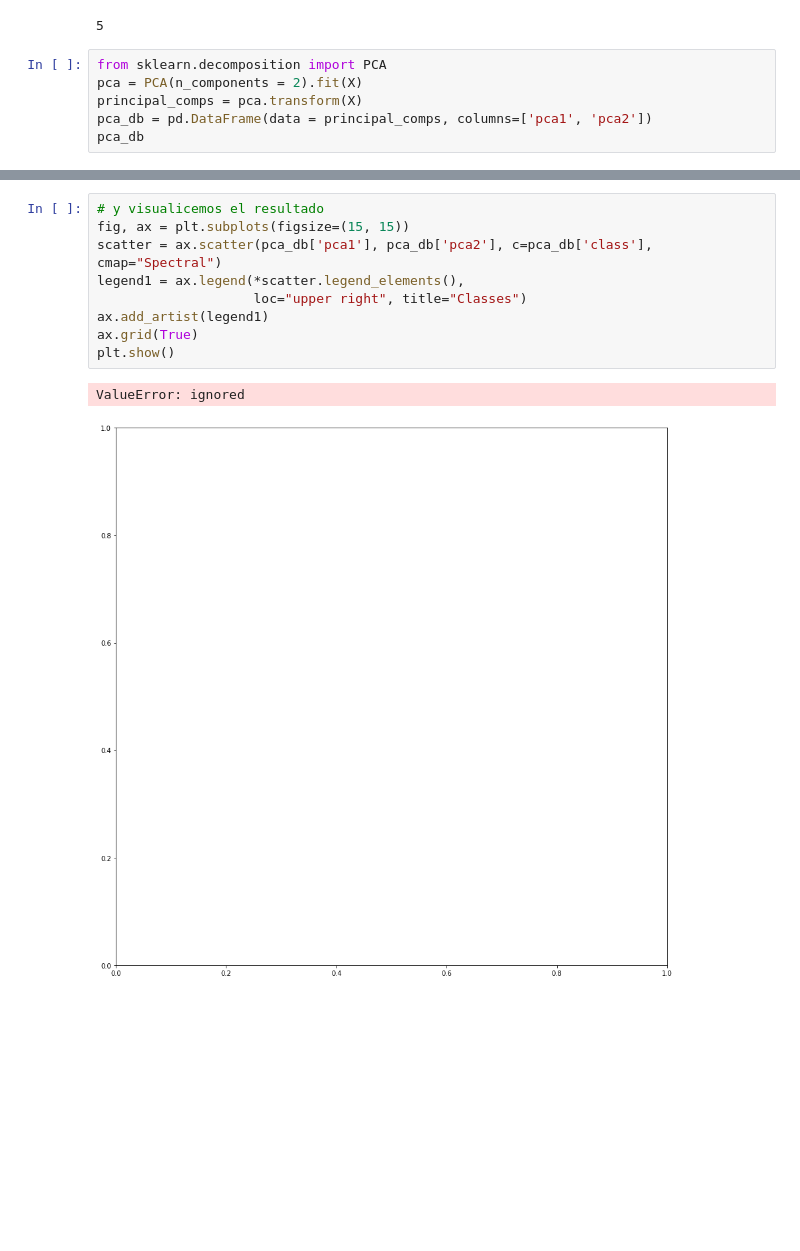
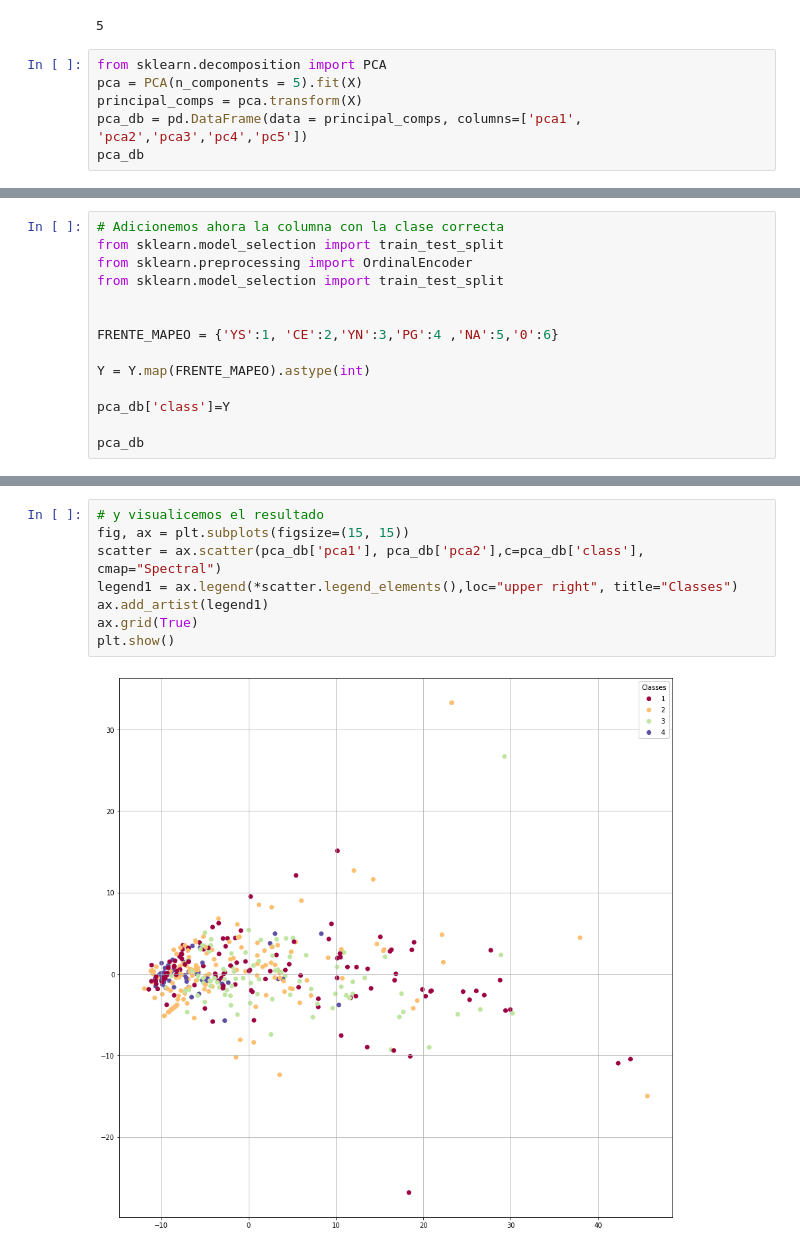
Before and after one commit to roxyconstantine-dev/Proyecto-Final-de-An-lisis-Datos, a Jupyter notebook: Untitled0.ipynb, the cells around one changed output, grey strips where cells are left out. Drawn from its saved outputs; the diff is of its cells as text; blank space fills up the shorter version.

```diff
--- a/Untitled0.ipynb
+++ b/Untitled0.ipynb
@@ -128,8 +128,8 @@ pca.n_components_
 5
 # %%
 from sklearn.decomposition import PCA
-pca = PCA(n_components = 2).fit(X)
+pca = PCA(n_components = 5).fit(X)
 principal_comps = pca.transform(X)
-pca_db = pd.DataFrame(data = principal_comps, columns=['pca1', 'pca2'])
+pca_db = pd.DataFrame(data = principal_comps, columns=['pca1', 'pca2','pca3','pc4','pc5'])
 pca_db
 # %% [output]
@@ -166,0 +149,14 @@ pca_db
+# %%
+# Adicionemos ahora la columna con la clase correcta
+from sklearn.model_selection import train_test_split
+from sklearn.preprocessing import OrdinalEncoder
+from sklearn.model_selection import train_test_split
+
+
+FRENTE_MAPEO = {'YS':1, 'CE':2,'YN':3,'PG':4 ,'NA':5,'0':6}
+
+Y = Y.map(FRENTE_MAPEO).astype(int)
+
+pca_db['class']=Y
+
+pca_db
@@ -167,12 +177,10 @@ pca_db
 # %%
 # y visualicemos el resultado
 fig, ax = plt.subplots(figsize=(15, 15))
-scatter = ax.scatter(pca_db['pca1'], pca_db['pca2'], c=pca_db['class'], cmap="Spectral")
-legend1 = ax.legend(*scatter.legend_elements(),
-                    loc="upper right", title="Classes")
+scatter = ax.scatter(pca_db['pca1'], pca_db['pca2'],c=pca_db['class'], cmap="Spectral")
+legend1 = ax.legend(*scatter.legend_elements(),loc="upper right", title="Classes")
 ax.add_artist(legend1)
 ax.grid(True)
 plt.show()
 # %% [output]
-ValueError: ignored
-[figure, old version]
+[figure, new version]
```
Also changed, not shown: parts of 8 cells of this notebook.
